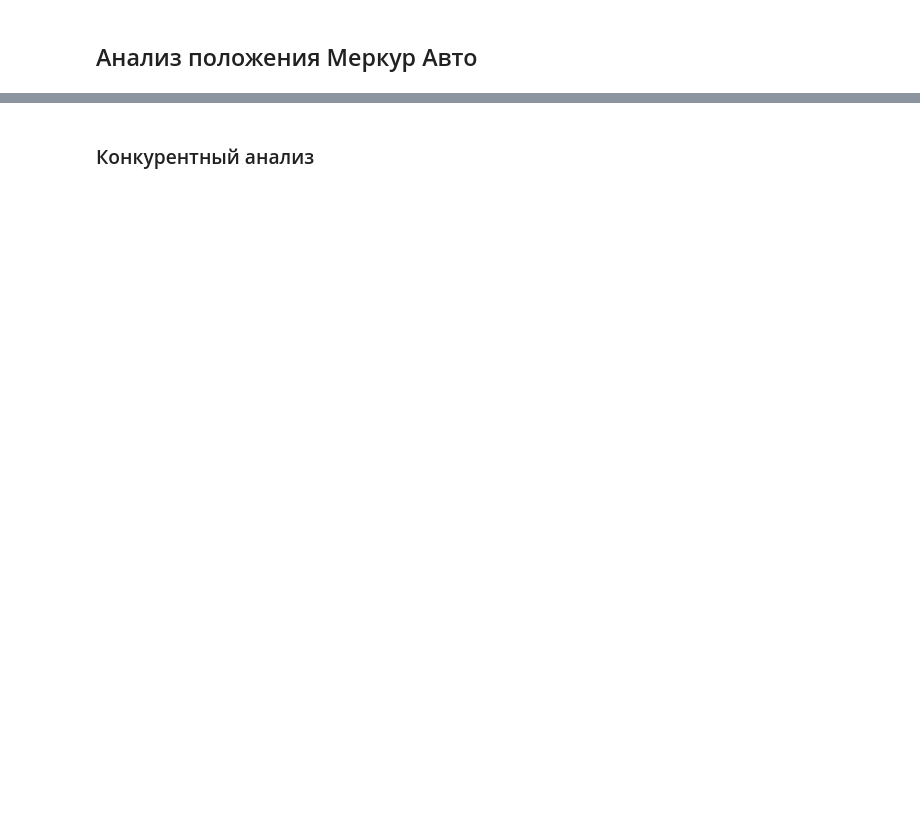
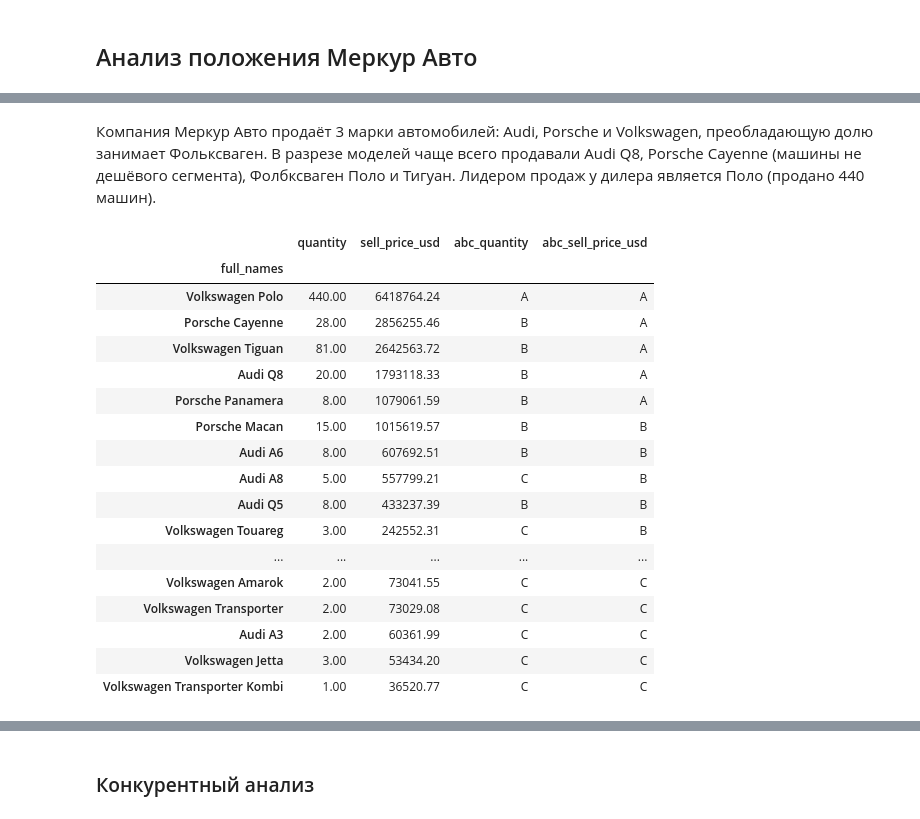
Before and after one commit to Kexxshas/pet_projects, a Jupyter notebook: car_sales_kz/car_sales_kz_2019.ipynb, the cells around one changed output, grey strips where cells are left out. Drawn from its saved outputs; the diff is of its cells as text; code cells hidden in the pictures; blank space fills up the shorter version.

```diff
--- a/car_sales_kz/car_sales_kz_2019.ipynb
+++ b/car_sales_kz/car_sales_kz_2019.ipynb
@@ -1593,0 +1619,41 @@ display(rfm[rfm.fm== '33'].groupby('brand').model.unique().reset_index())
+# %% [markdown]
+Компания Меркур Авто продаёт 3 марки автомобилей: Audi, Porsche и Volkswagen, преобладающую долю занимает Фольксваген. В разрезе моделей чаще всего продавали Audi Q8, Porsche Cayenne (машины не дешёвого сегмента), Фолбксваген Поло и Тигуан.
+Лидером продаж у дилера является Поло (продано 440 машин).
+# %%
+# Посмотрим, какие марки машин приносили наибольшую прибыль
+abc_columns = ['quantity', 'sell_price_usd']
+mercur_abc = mercur_df[['full_names', 'quantity', 'sell_price_usd']].copy()
+
+# напишем функцию для ABC-анализа
+def abc_analyze(df, index):
+    grouped = mercur_df.groupby(index).agg({col: sum for col in abc_columns})
+    for col in abc_columns:
+        grouped[f'rel_{col}'] = grouped[col] / sum(grouped[col])
+        grouped = grouped.sort_values(f'rel_{col}', ascending=False)
+        #display(grouped)
+        grouped[f'cumsum_{col}'] = grouped[f'rel_{col}'].cumsum()
+        #display(grouped)
+        grouped[f'abc_{col}'] = np.where(grouped[f'cumsum_{col}'] <= 0.8, 'A',
+                                         np.where(grouped[f'cumsum_{col}'] <= 0.95, 'B', 'C'))
+    return grouped[abc_columns + [f'abc_{col}' for col in abc_columns]]
+
+abc_analyze(mercur_abc, 'full_names')
+# %% [output]
+|  | quantity | sell_price_usd | abc_quantity | abc_sell_price_usd |
+| full_names |  |  |  |  |
+| Volkswagen Polo | 440.00 | 6418764.24 | A | A |
+| Porsche Cayenne | 28.00 | 2856255.46 | B | A |
+| Volkswagen Tiguan | 81.00 | 2642563.72 | B | A |
+| Audi Q8 | 20.00 | 1793118.33 | B | A |
+| Porsche Panamera | 8.00 | 1079061.59 | B | A |
+| Porsche Macan | 15.00 | 1015619.57 | B | B |
+| Audi A6 | 8.00 | 607692.51 | B | B |
+| Audi A8 | 5.00 | 557799.21 | C | B |
+| Audi Q5 | 8.00 | 433237.39 | B | B |
+| Volkswagen Touareg | 3.00 | 242552.31 | C | B |
+| ... | ... | ... | ... | ... |
+| Volkswagen Amarok | 2.00 | 73041.55 | C | C |
+| Volkswagen Transporter | 2.00 | 73029.08 | C | C |
+| Audi A3 | 2.00 | 60361.99 | C | C |
+| Volkswagen Jetta | 3.00 | 53434.20 | C | C |
+| Volkswagen Transporter Kombi | 1.00 | 36520.77 | C | C |
```
Also changed, not shown: parts of 42 cells of this notebook, 1 other file.
